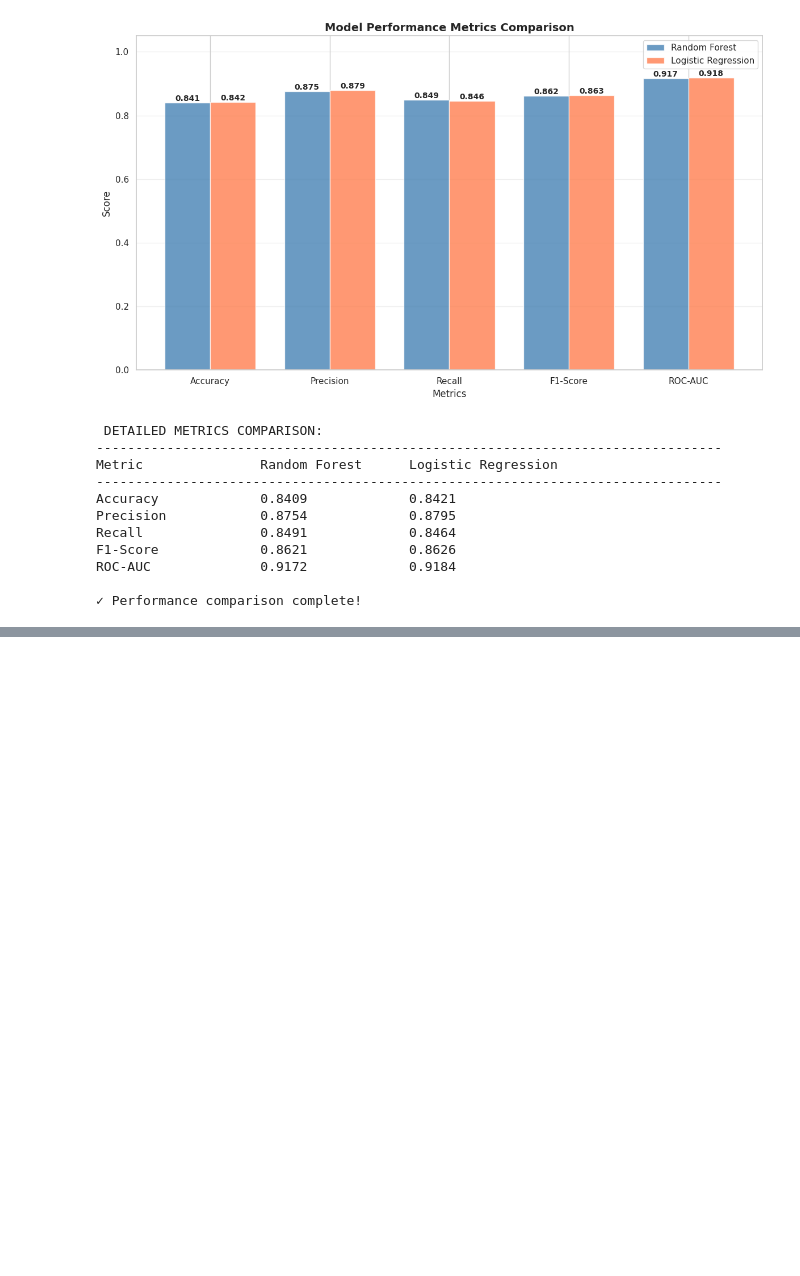
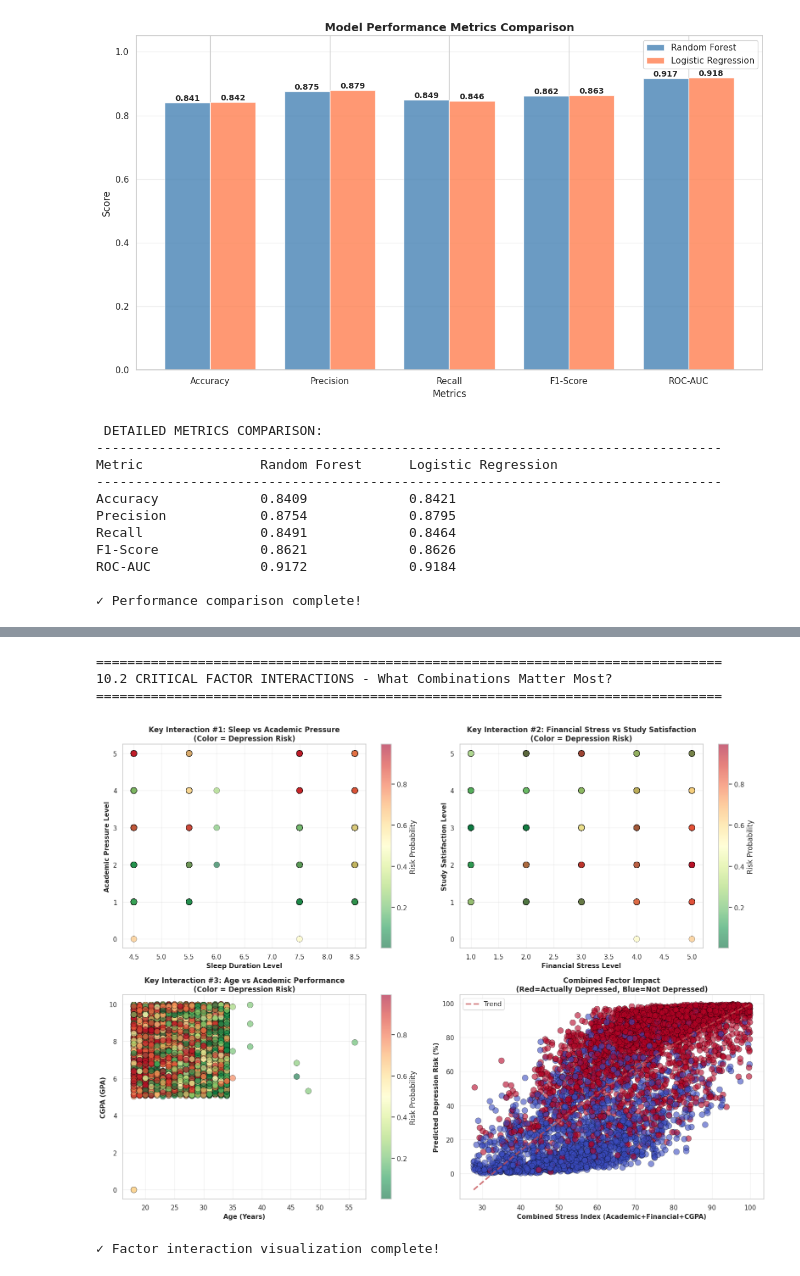
Before and after one commit to XyronTeam/ml-project, a Jupyter notebook: src/dataset_a/notebook_a.ipynb, the cells around one changed output, grey strips where cells are left out. Drawn from its saved outputs; the diff is of its cells as text; code cells hidden in the pictures; blank space fills up the shorter version.

```diff
--- a/src/dataset_a/notebook_a.ipynb
+++ b/src/dataset_a/notebook_a.ipynb
@@ -2795,0 +3155,75 @@ ROC-AUC              0.9172             0.9184
+# %%
+print("\n" + "="*80)
+print("10.2 CRITICAL FACTOR INTERACTIONS - What Combinations Matter Most?")
+print("="*80)
+
+# Analyze interactions between top risk factors
+X_test_with_proba['Sleep_Numeric'] = X_test_with_proba.get('Sleep Duration', 0)
+X_test_with_proba['Suicidal_Binary'] = X_test_with_proba.get('Suicidal thoughts', 0)
+
+fig, axes = plt.subplots(2, 2, figsize=(16, 12))
+
+# Chart 1: Sleep Duration vs Academic Pressure colored by risk
+scatter1 = axes[0, 0].scatter(X_test_with_proba['Sleep Duration'] if 'Sleep Duration' in X_test_with_proba else X_test_with_proba.iloc[:, 0],
+                              X_test_with_proba['Academic Pressure'],
+                              c=risk_proba, s=100, cmap='RdYlGn_r', alpha=0.6, edgecolors='black', linewidth=0.5)
+axes[0, 0].set_xlabel('Sleep Duration Level', fontsize=11, fontweight='bold')
+axes[0, 0].set_ylabel('Academic Pressure Level', fontsize=11, fontweight='bold')
+axes[0, 0].set_title('Key Interaction #1: Sleep vs Academic Pressure\n(Color = Depression Risk)', fontsize=12, fontweight='bold')
+cbar1 = plt.colorbar(scatter1, ax=axes[0, 0], label='Risk Probability')
+axes[0, 0].grid(True, alpha=0.3)
+
+# Chart 2: Financial Stress vs Study Satisfaction
+scatter2 = axes[0, 1].scatter(X_test_with_proba['Financial Stress'],
+                              X_test_with_proba.get('Study Satisfaction', X_test_with_proba['Academic Pressure']),
+                              c=risk_proba, s=100, cmap='RdYlGn_r', alpha=0.6, edgecolors='black', linewidth=0.5)
+axes[0, 1].set_xlabel('Financial Stress Level', fontsize=11, fontweight='bold')
+axes[0, 1].set_ylabel('Study Satisfaction Level', fontsize=11, fontweight='bold')
+axes[0, 1].set_title('Key Interaction #2: Financial Stress vs Study Satisfaction\n(Color = Depression Risk)', fontsize=12, fontweight='bold')
+cbar2 = plt.colorbar(scatter2, ax=axes[0, 1], label='Risk Probability')
+axes[0, 1].grid(True, alpha=0.3)
+
+# Chart 3: Age vs CGPA
+scatter3 = axes[1, 0].scatter(X_test_with_proba['Age'],
+                              X_test_with_proba['CGPA'],
+                              c=risk_proba, s=100, cmap='RdYlGn_r', alpha=0.6, edgecolors='black', linewidth=0.5)
+axes[1, 0].set_xlabel('Age (Years)', fontsize=11, fontweight='bold')
+axes[1, 0].set_ylabel('CGPA (GPA)', fontsize=11, fontweight='bold')
+axes[1, 0].set_title('Key Interaction #3: Age vs Academic Performance\n(Color = Depression Risk)', fontsize=12, fontweight='bold')
+cbar3 = plt.colorbar(scatter3, ax=axes[1, 0], label='Risk Probability')
+axes[1, 0].grid(True, alpha=0.3)
+
+# Chart 4: Combine three factors - create interaction score
+X_test_with_proba['Combined_Risk'] = (
+    (X_test_with_proba['Academic Pressure'] / X_test_with_proba['Academic Pressure'].max() * 40) +
+    (X_test_with_proba['Financial Stress'] / X_test_with_proba['Financial Stress'].max() * 35) +
+    (X_test_with_proba['CGPA'] / X_test_with_proba['CGPA'].max() * 25)
+)
+
+scatter4 = axes[1, 1].scatter(X_test_with_proba['Combined_Risk'],
+                              risk_proba * 100,  # Convert to percentage
+                              c=y_test.values, s=100, cmap='coolwarm', alpha=0.6,
+                              edgecolors='black', linewidth=0.5)
+axes[1, 1].set_xlabel('Combined Stress Index (Academic+Financial+CGPA)', fontsize=11, fontweight='bold')
+axes[1, 1].set_ylabel('Predicted Depression Risk (%)', fontsize=11, fontweight='bold')
+axes[1, 1].set_title('Combined Factor Impact\n(Red=Actually Depressed, Blue=Not Depressed)', fontsize=12, fontweight='bold')
+axes[1, 1].grid(True, alpha=0.3)
+
+# Fit trend line
+from scipy import stats as sp_stats
+z = np.polyfit(X_test_with_proba['Combined_Risk'], risk_proba * 100, 2)
+p = np.poly1d(z)
+x_trend = np.linspace(X_test_with_proba['Combined_Risk'].min(), X_test_with_proba['Combined_Risk'].max(), 100)
+axes[1, 1].plot(x_trend, p(x_trend), "r--", linewidth=2.5, label='Trend', alpha=0.8)
+axes[1, 1].legend()
+
+plt.tight_layout()
+plt.show()
+
+print("\n✓ Factor interaction visualization complete!")
+# %% [output]
+================================================================================
+10.2 CRITICAL FACTOR INTERACTIONS - What Combinations Matter Most?
+================================================================================
+[figure, added]
+✓ Factor interaction visualization complete!
```
Also changed, not shown: parts of 9 cells of this notebook.
